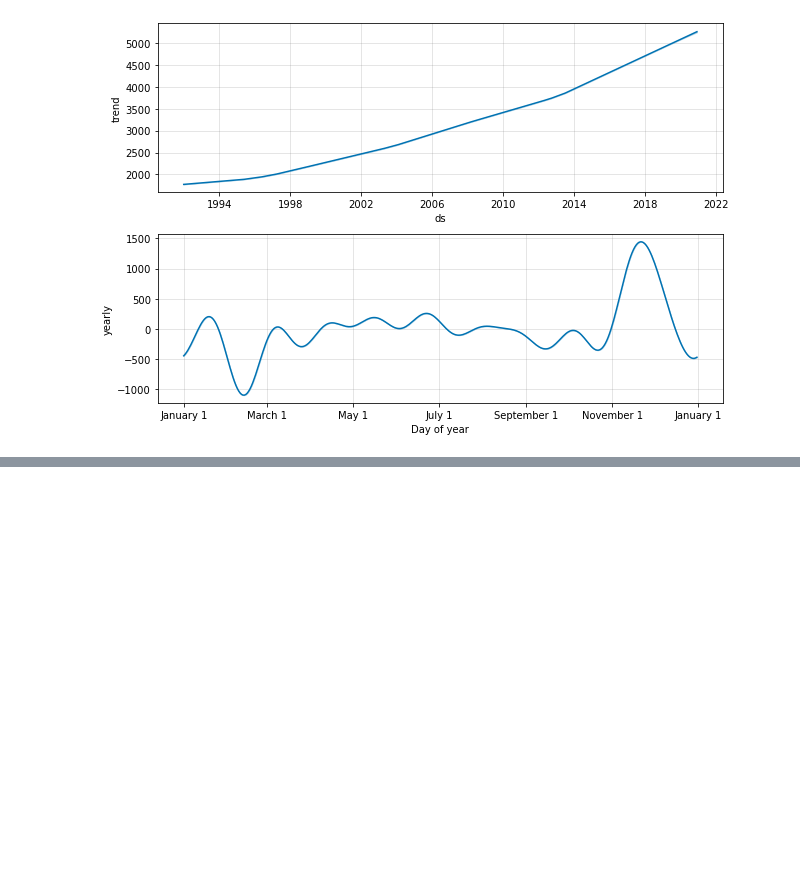
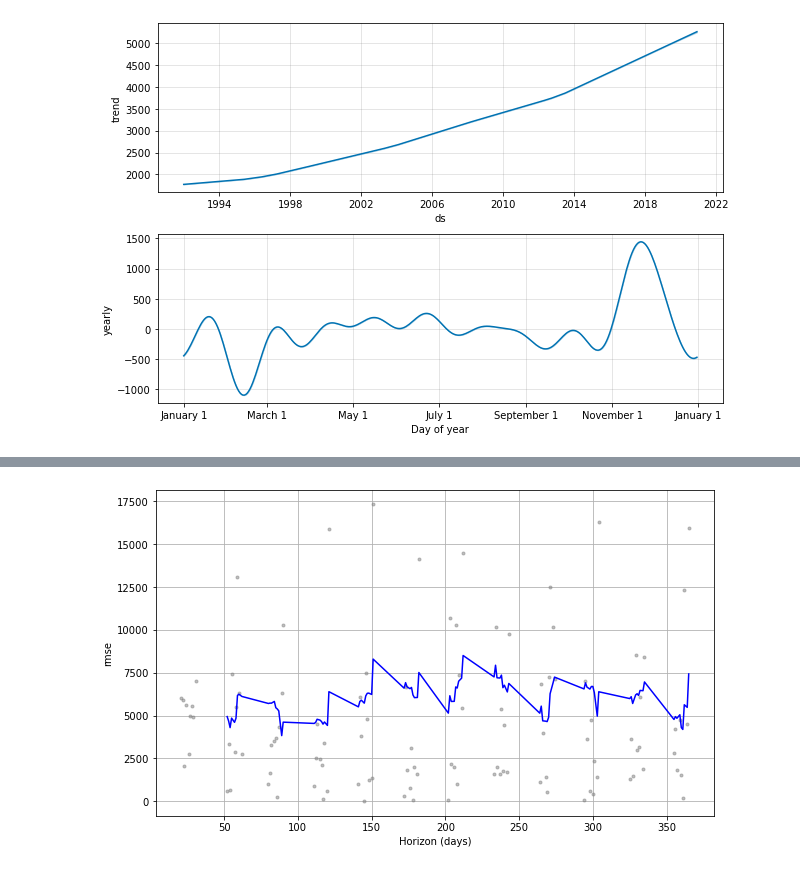
Before and after one commit to jafar-shodiq/jose-portilla-courses, a Jupyter notebook: time-series-data-analysis/prophet.ipynb, the cells around one changed output, grey strips where cells are left out. Saved outputs shown, nothing was run; the diff lists cells and outputs as text; code cells hidden in the pictures; blank space fills up the shorter version.

```diff
--- a/time-series-data-analysis/prophet.ipynb
+++ b/time-series-data-analysis/prophet.ipynb
@@ -136,0 +252,14 @@ m.plot_components(forecast);
+# %%
+# Initial
+initial = 5 * 365
+initial = str(initial) + ' days'
+
+# Period
+period = 5 * 365
+period = str(period) + ' days'
+
+# Horizon
+horizon = 365
+horizon = str(horizon) + ' days'
+# %%
+df_cv = cross_validation(m, initial=initial, period=period, horizon=horizon)
@@ -136,0 +297,4 @@ m.plot_components(forecast);
+# %%
+plot_cross_validation_metric(df_cv, metric='rmse');
+# %% [output]
+[figure, added]
```
Also changed, not shown: parts of 22 cells of this notebook.
